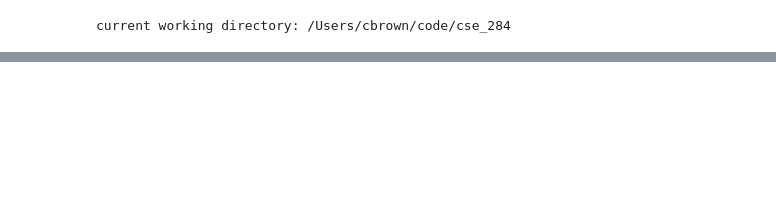
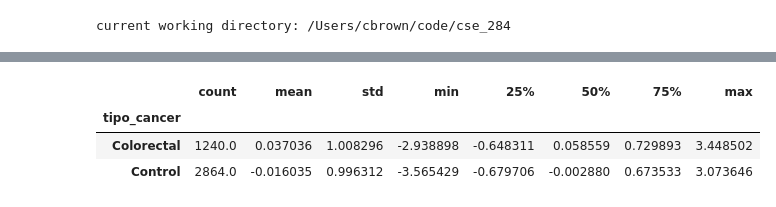
Before and after one commit to chrisrbrown15/CSE284_ML4PRS, a Jupyter notebook: notebooks/c_t_prs.ipynb, the cells around one changed output, grey strips where cells are left out. Saved outputs shown, nothing was run; the diff lists cells and outputs as text; code cells hidden in the pictures; blank space fills up the shorter version.

```diff
--- a/notebooks/c_t_prs.ipynb
+++ b/notebooks/c_t_prs.ipynb
@@ -25,0 +128,15 @@ crc_snp.head()
+# %%
+# reindex alt_counts to those that passed qc
+df_alt_counts = df_alt_counts.reindex(columns=snp_cols)
+
+# align sum stats with alt_counts
+df_sum_stats = df_sum_stats.reindex(df_alt_counts.columns)
+df_sum_stats = df_sum_stats.reindex()
+
+# dot product of sum stats BETA by genotypes
+results = df_alt_counts.dot(df_sum_stats.BETA)
+print(results.describe())
+
+results.name = 'PRS'
+df_results = results.to_frame()
+df_results = df_results.merge(df_pheno, left_index=True, right_index=True)
@@ -25,0 +168,10 @@ crc_snp.head()
+# %%
+scaler = StandardScaler()
+df_results['PRS_scaled'] = scaler.fit_transform(df_results[['PRS']])
+# %%
+df_results.groupby('tipo_cancer')['PRS_scaled'].describe()
+# %% [output]
+|  | count | mean | std | min | 25% | 50% | 75% | max |
+| tipo_cancer |  |  |  |  |  |  |  |  |
+| Colorectal | 1240.0 | 0.037036 | 1.008296 | -2.938898 | -0.648311 | 0.058559 | 0.729893 | 3.448502 |
+| Control | 2864.0 | -0.016035 | 0.996312 | -3.565429 | -0.679706 | -0.002880 | 0.673533 | 3.073646 |
```
Also changed, not shown: parts of 17 cells of this notebook.
